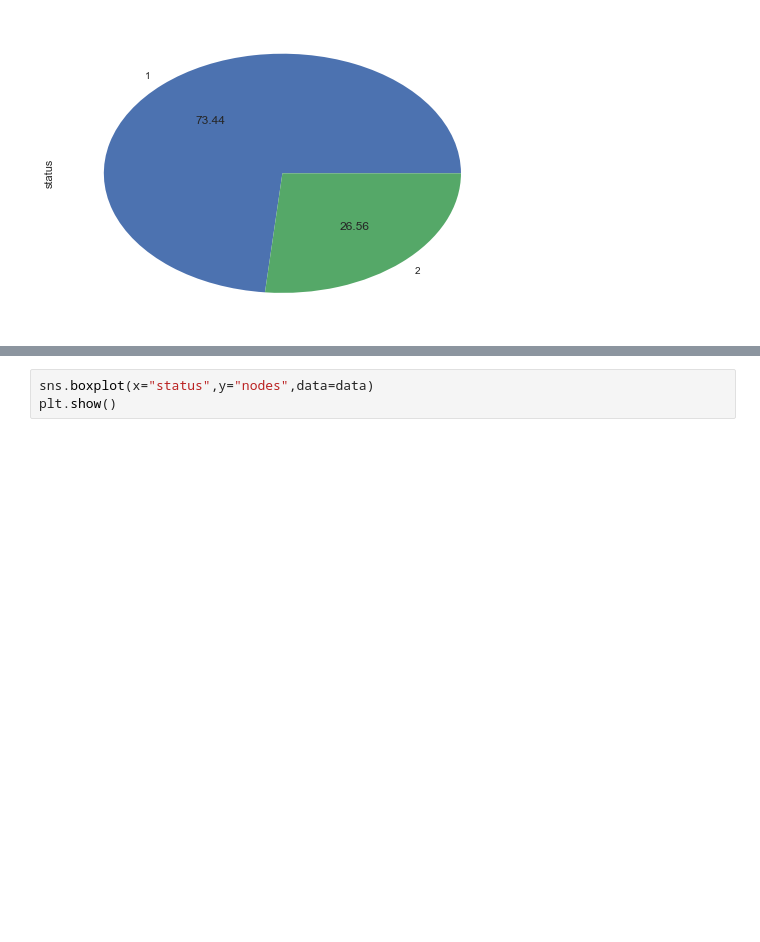
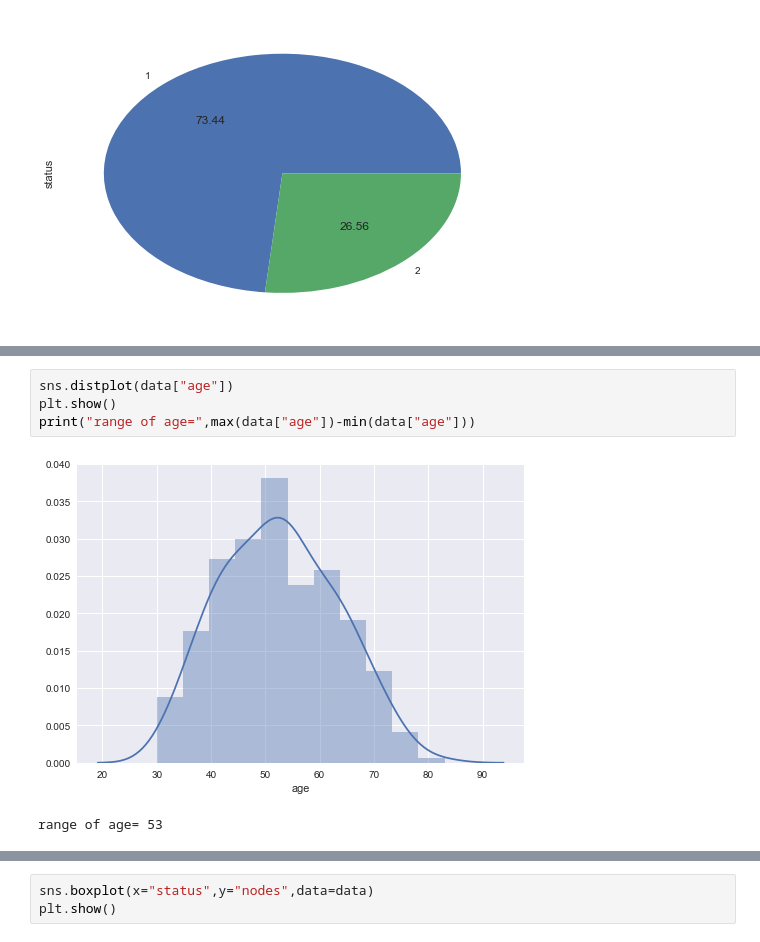
Before and after one commit to ritwik-ghosh153/statistics-assignments-campus-x, a Jupyter notebook: Statistics_Assignment(PDF&CDF).ipynb, the cells around one changed output, grey strips where cells are left out. Saved outputs shown, nothing was run; the diff lists cells and outputs as text; blank space fills up the shorter version.

```diff
--- a/Statistics_Assignment(PDF&CDF).ipynb
+++ b/Statistics_Assignment(PDF&CDF).ipynb
@@ -52,0 +76,7 @@ plt.show()
+# %%
+sns.distplot(data["age"])
+plt.show()
+print("range of age=",max(data["age"])-min(data["age"]))
+# %% [output]
+[figure, added]
+range of age= 53
```
Also changed, not shown: parts of 13 cells of this notebook, 1 other file.
